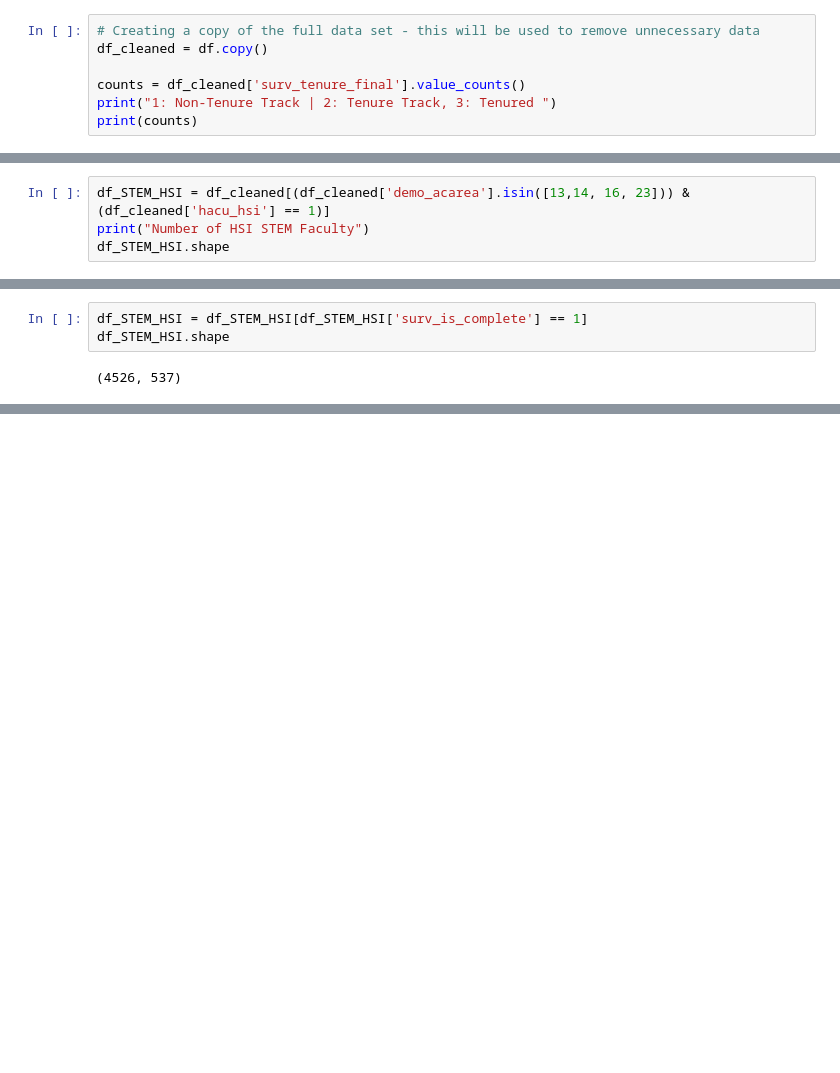
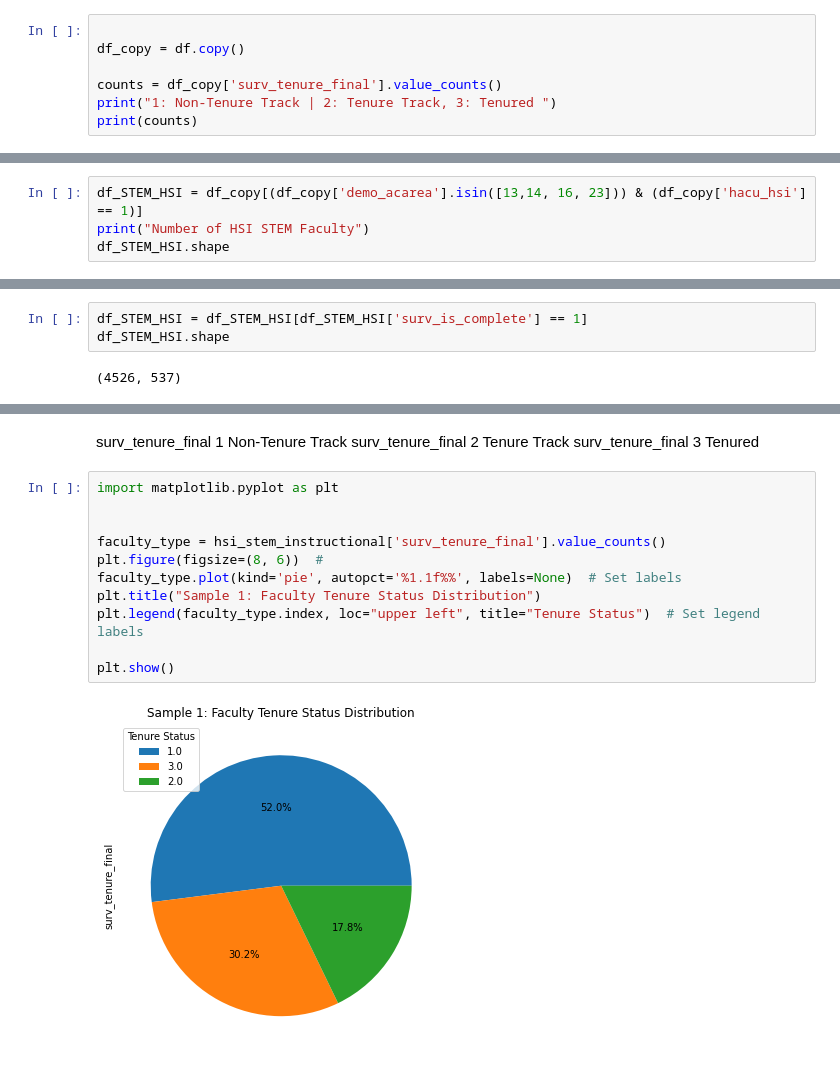
Before and after one commit to eigenhenry/Coache_analysis, a Jupyter notebook: 0_Data Reduction.ipynb, the cells around one changed output, grey strips where cells are left out. Cells and saved outputs as stored; diff of their text form; blank space fills up the shorter version.

```diff
--- a/0_Data Reduction.ipynb
+++ b/0_Data Reduction.ipynb
@@ -14,10 +18,10 @@ df.shape
 # %% [markdown]
 Data Exploration: Majority of faculty are Tenured Faculty
 # %%
-# Creating a copy of the full data set - this will be used to remove unnecessary data
-df_cleaned = df.copy()
 
-counts = df_cleaned['surv_tenure_final'].value_counts()
+df_copy = df.copy()
+
+counts = df_copy['surv_tenure_final'].value_counts()
 print("1: Non-Tenure Track | 2: Tenure Track, 3: Tenured ")
 print(counts)
 # %% [output]
@@ -42,5 +57,5 @@ Cleaning : Pulling only HSI Faculty in STEM academic areas
 # %%
-df_STEM_HSI = df_cleaned[(df_cleaned['demo_acarea'].isin([13,14, 16, 23])) & (df_cleaned['hacu_hsi'] == 1)]
+df_STEM_HSI = df_copy[(df_copy['demo_acarea'].isin([13,14, 16, 23])) & (df_copy['hacu_hsi'] == 1)]
 print("Number of HSI STEM Faculty")
 df_STEM_HSI.shape
 # %% [output]
@@ -203,0 +230,17 @@ hsi_stem_instructional.to_excel("hsi_stem_instructional.xlsx", index=False)
+# %% [markdown]
+surv_tenure_final	1	Non-Tenure Track
+surv_tenure_final	2	Tenure Track
+surv_tenure_final	3	Tenured
+# %%
+import matplotlib.pyplot as plt
+
+
+faculty_type = hsi_stem_instructional['surv_tenure_final'].value_counts()
+plt.figure(figsize=(8, 6))  #
+faculty_type.plot(kind='pie', autopct='%1.1f%%', labels=None)  # Set labels
+plt.title("Sample 1: Faculty Tenure Status Distribution")
+plt.legend(faculty_type.index, loc="upper left", title="Tenure Status")  # Set legend labels
+
+plt.show()
+# %% [output]
+[figure, added]
```
Also changed, not shown: parts of 47 cells of this notebook.
